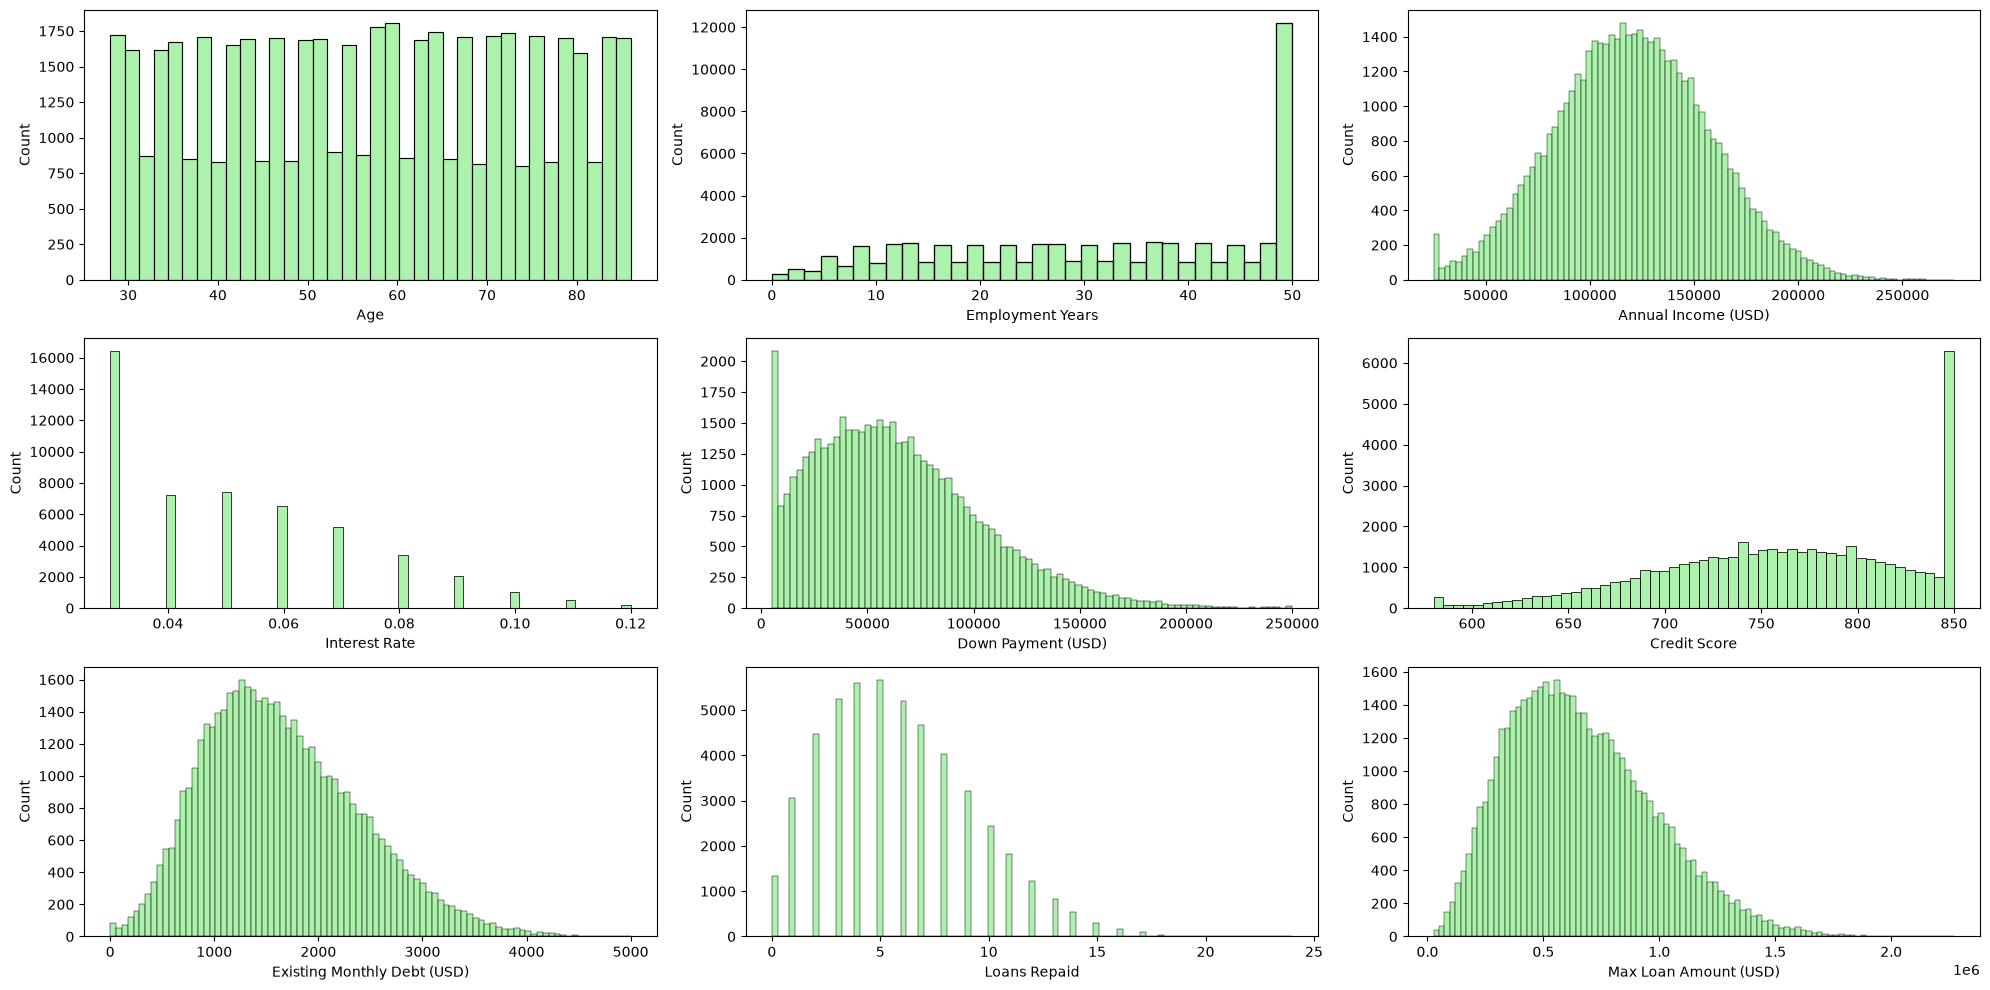
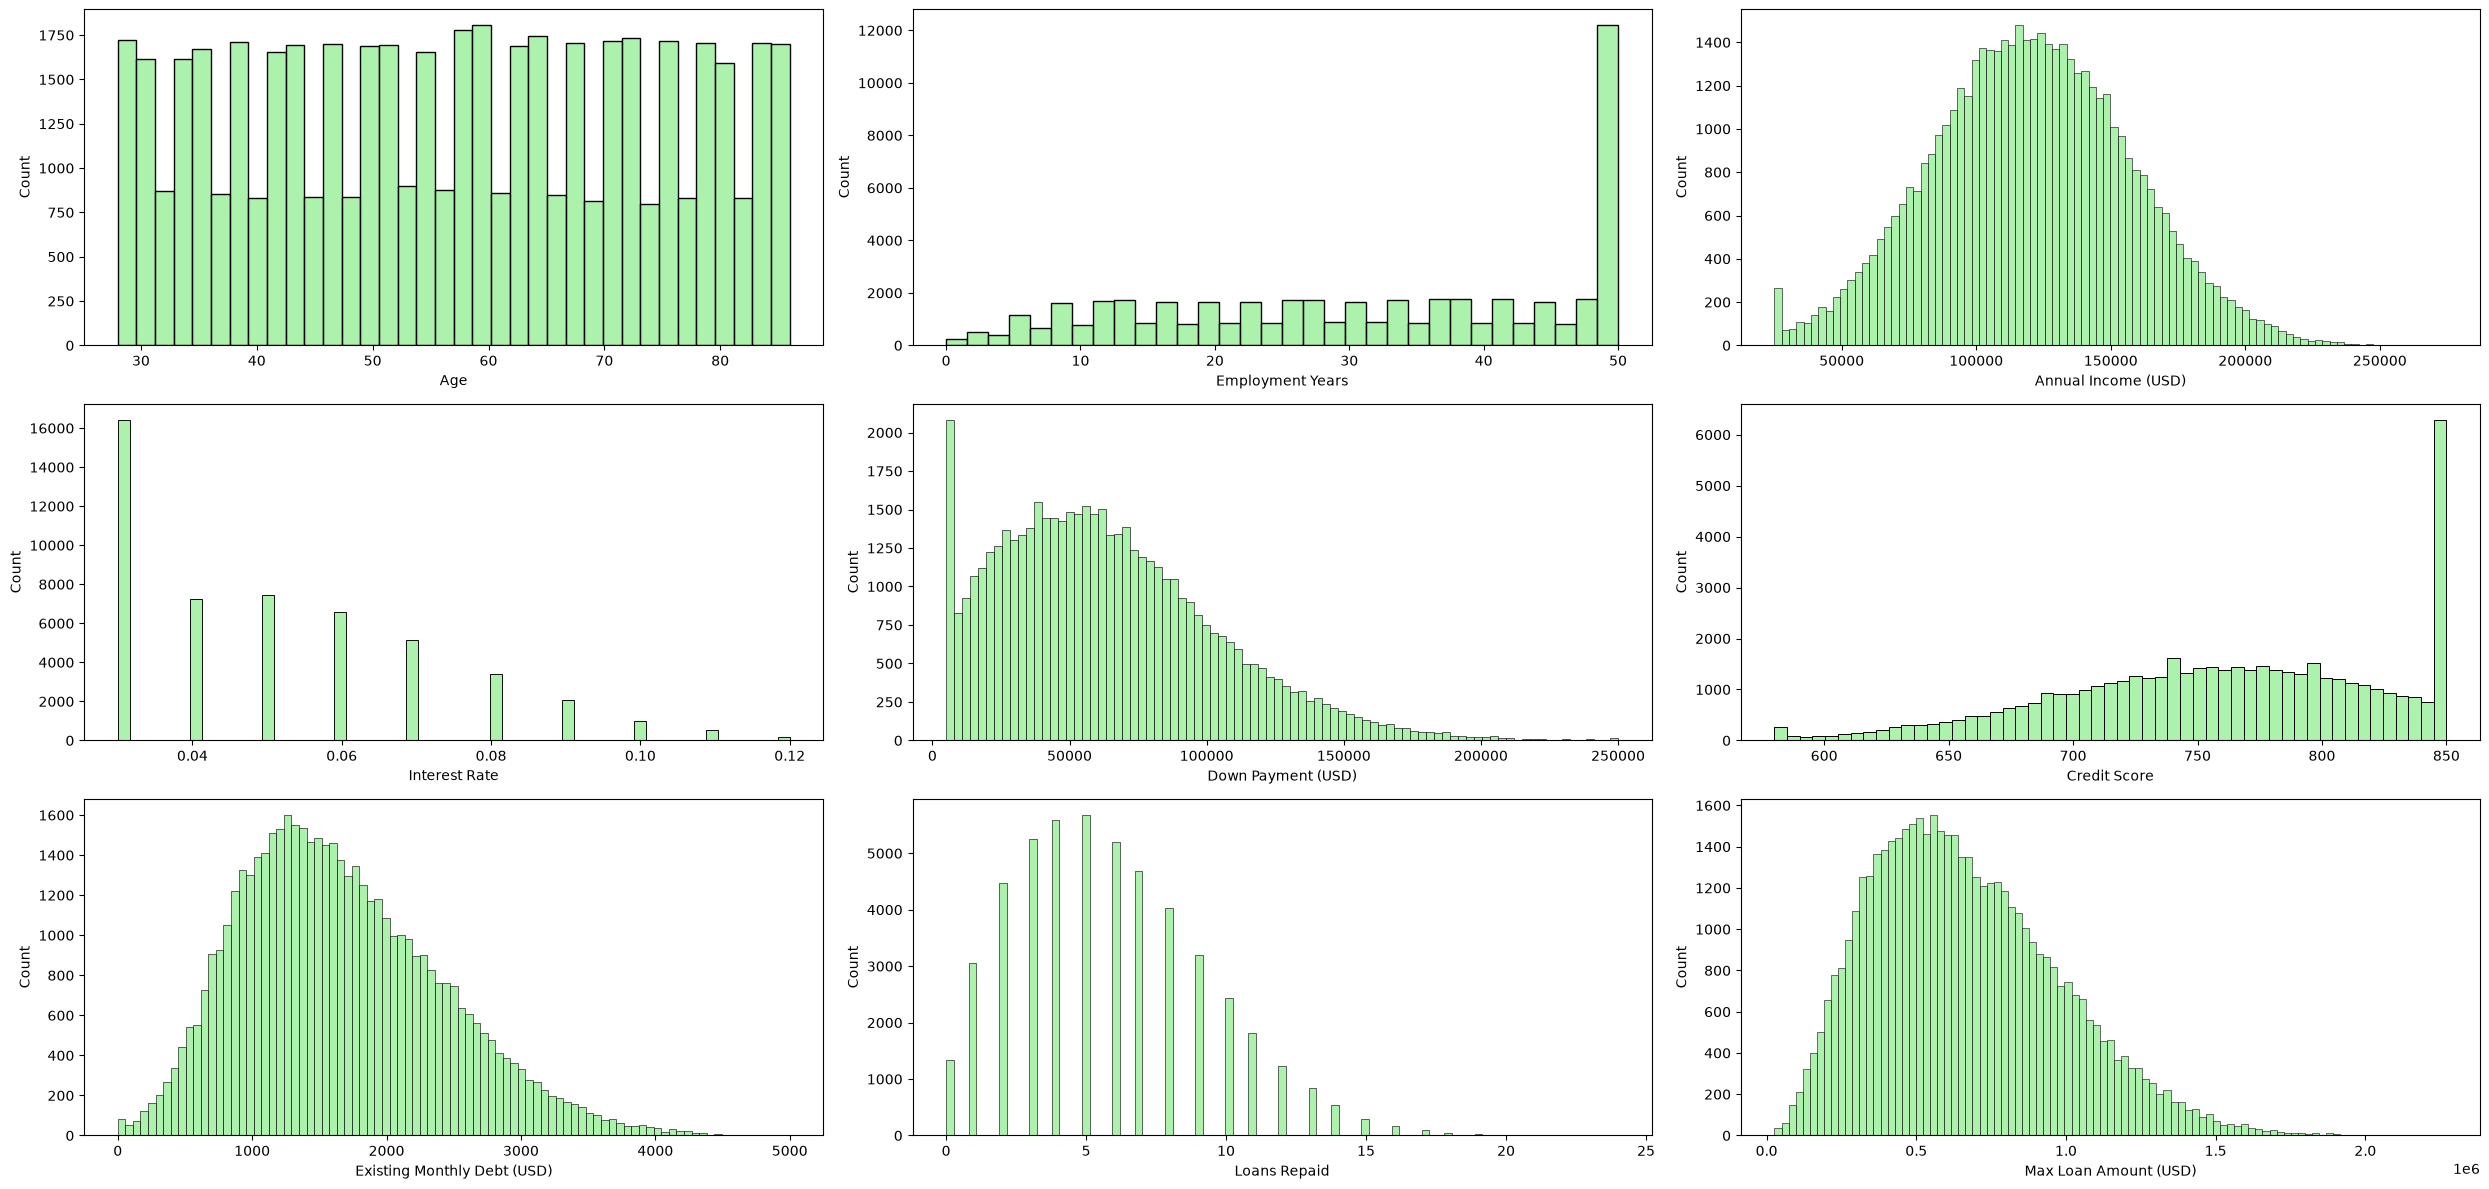
Code edit (unified diff) that turned the first committed figure into the second:
--- before
+++ after
@@ -1 +1 @@
-create_chart(sns.histplot)
+create_chart(numeric_cols, sns.histplot)

Commit: categorical data eda